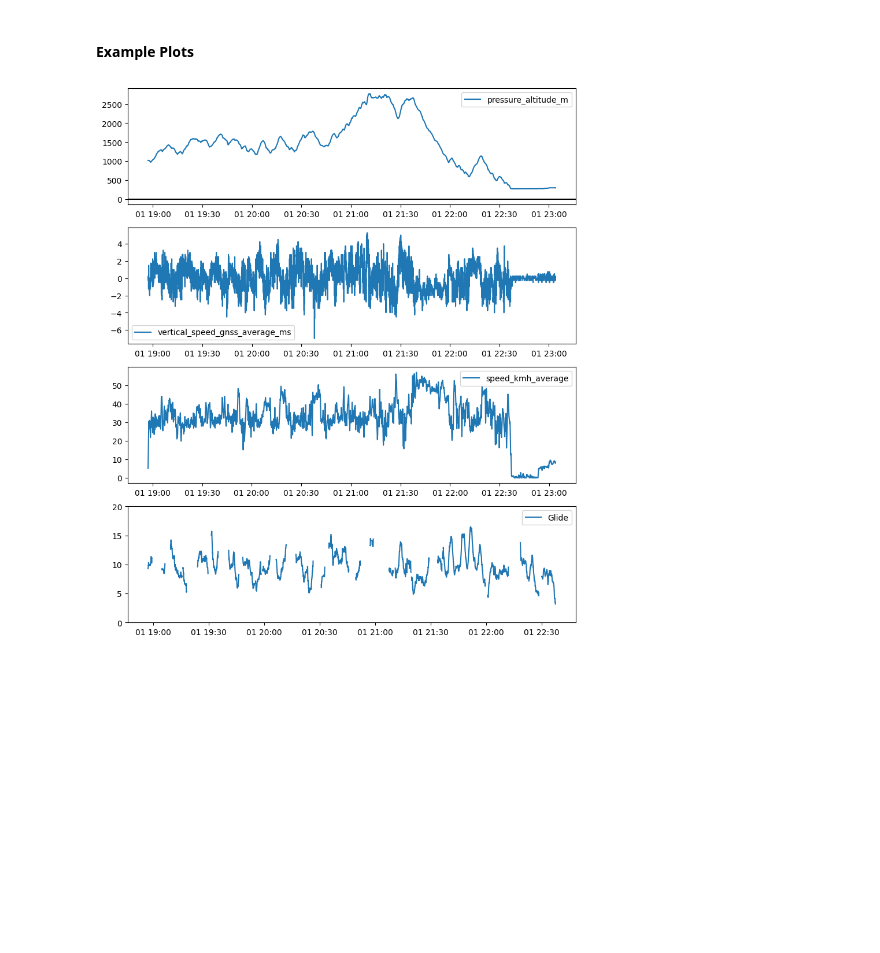
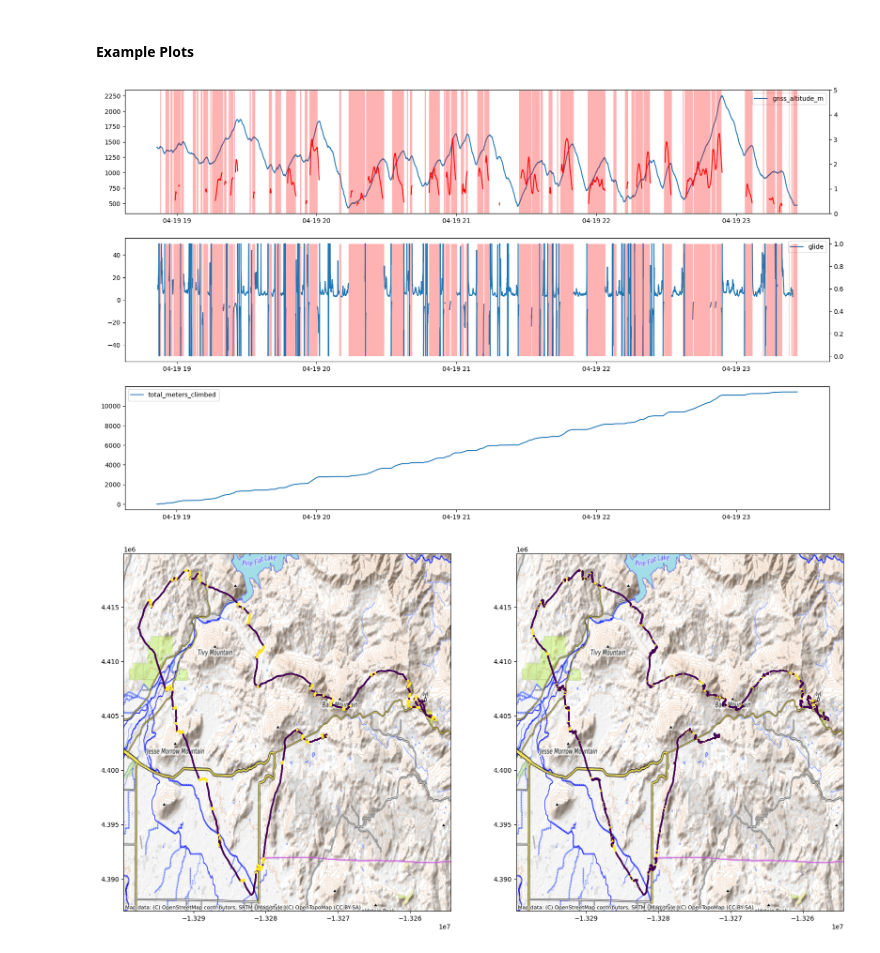
Before and after one commit to BarlowR/igc-tools, a Jupyter notebook: igc_review.ipynb, the cells around one changed output. Saved outputs shown, nothing was run; the diff lists cells and outputs as text; code cells hidden in the pictures; blank space fills up the shorter version.

```diff
--- a/igc_review.ipynb
+++ b/igc_review.ipynb
@@ -12,5 +15,5 @@ import math_utils
 # %% [markdown]
 #### IGC Loading
 # %%
-IGC_file = "potato.IGC"
+IGC_file = "dunlap-04-19/Alex Honda.696.7.igc"
 flight_log = igc_tools.IGCLog(IGC_file)
@@ -49,27 +47,52 @@ glide_60s
 # %% [markdown]
 #### Example Plots
+# %%
+fig, axes = plt.subplots(3,1, figsize = [20, 12])
+ax1, ax2, ax3 = axes
+
+ax1.plot(flight_log.dataframe["time_pandas"],
+           flight_log.dataframe["gnss_altitude_m"],
+           label = "gnss_altitude_m")
+ax1r = ax1.twinx()
+# ax1r.fill_between(flight_log.dataframe["time_pandas"],
+#            flight_log.dataframe["climbing"], 0, alpha=0.3, color='green', linewidth=0)
+
+# ax1r.fill_between(flight_log.dataframe["time_pandas"],
+#            flight_log.dataframe["stopped_to_climb"], 0, alpha=0.3, color='red', linewidth=0)
+
+ax2.plot(flight_log.dataframe["time_pandas"],
+           flight_log.dataframe["glide"],
+           label = "glide")
+ax2r = ax2.twinx()
+ax2r.fill_between(flight_log.dataframe["time_pandas"],
+            flight_log.dataframe["stopped_to_climb"], 0, alpha=0.3, color='red', linewidth=0)
+
+ax3.plot(flight_log.dataframe["time_pandas"],
+           flight_log.dataframe["total_meters_climbed"],
+           label = "total_meters_climbed")
+ax1r.plot(flight_log.dataframe["time_pandas"],
+           flight_log.dataframe["climb_rate_avg"],
+           label = "climb_rate_avg", color="r")
+ax1r.fill_between(flight_log.dataframe["time_pandas"],
+            flight_log.dataframe["stopped_to_climb"] * 5, 0, alpha=0.3, color='red', linewidth=0)
+ax1r.set_ylim(0, 5)
+
+left = dt.datetime(2025, 4, 19, 22, 30)
+right = dt.datetime(2025, 4, 19, 23)
+
+for ax in axes:
+    ax.legend()
+    # ax.set_xlim(left, right)
+# %% [output]
+[figure, added]
 # %%
-fig, axes = plt.subplots(4,1, figsize = [10, 12])
-ax1, ax2, ax3, ax4 = axes
-ax1.plot(flight_log.dataframe["time_pandas"],
-           flight_log.dataframe["pressure_altitude_m"],
-           label = "pressure_altitude_m")
-ax1.axhline(color = "black")
+fig, axes = plt.subplots(1, 2,figsize = (20, 10))
+ax1, ax2 = axes
 
-ax2.plot(flight_log.dataframe["time_pandas"],
-         flight_log.dataframe["vertical_speed_gnss_average_ms"],
-         label = "vertical_speed_gnss_average_ms")
-
-ax3.plot(flight_log.dataframe["time_pandas"],
-         flight_log.dataframe["speed_kmh_average"],
-         label = "speed_kmh_average")
-
-ax4.plot(flight_log.dataframe["time_pandas"],
-         flight_log.dataframe["glide_60s"], label = "Glide")
-
-ax4.set_ylim([0, 20])
+ax1.scatter(flight_log.dataframe["lon_wm"], flight_log.dataframe["lat_wm"], c=flight_log.dataframe["stopped_to_climb"], s=2)
+ax2.scatter(flight_log.dataframe["lon_wm"], flight_log.dataframe["lat_wm"], c=flight_log.dataframe["climbing_on_glide"], s=2)
 
 for ax in axes:
-    ax.legend()
+    ctx.add_basemap(ax, source=ctx.providers.OpenTopoMap)
 # %% [output]
-[figure, old version]
+[figure, new version]
```
Also changed, not shown: parts of 4 cells of this notebook, 2 other files.
